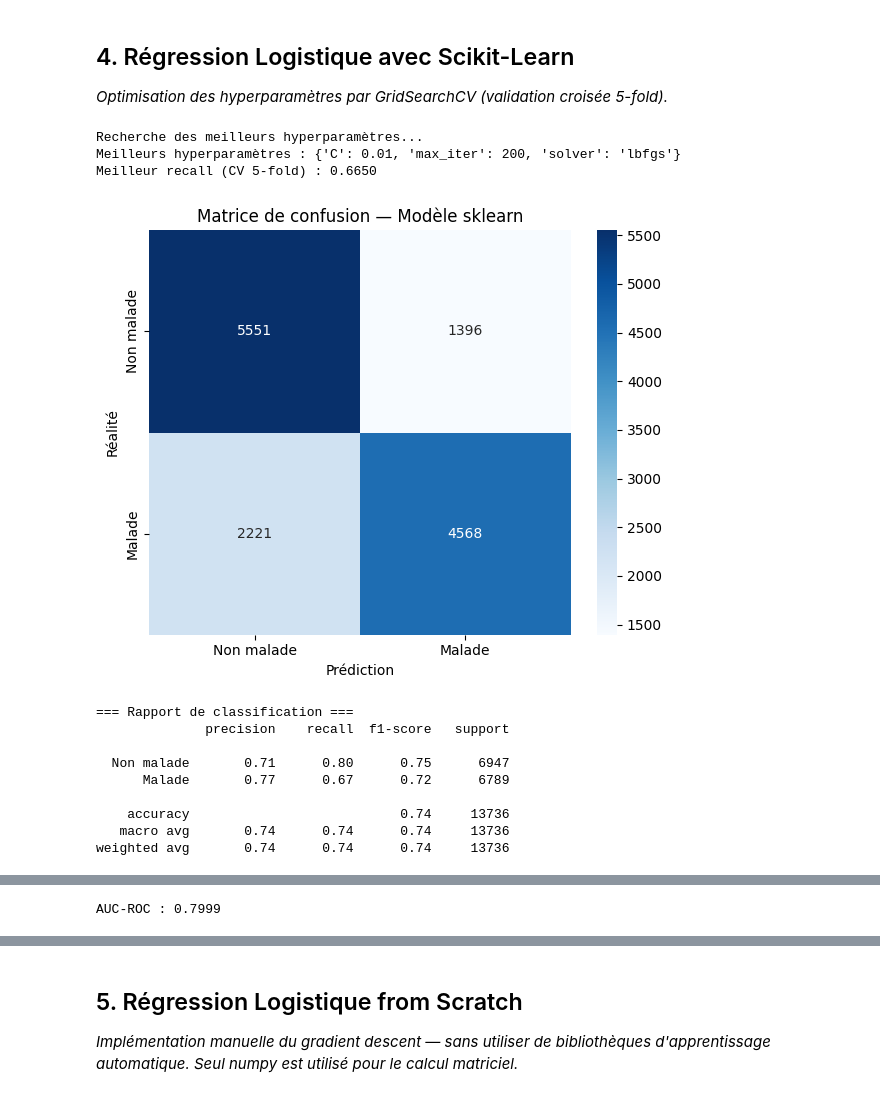
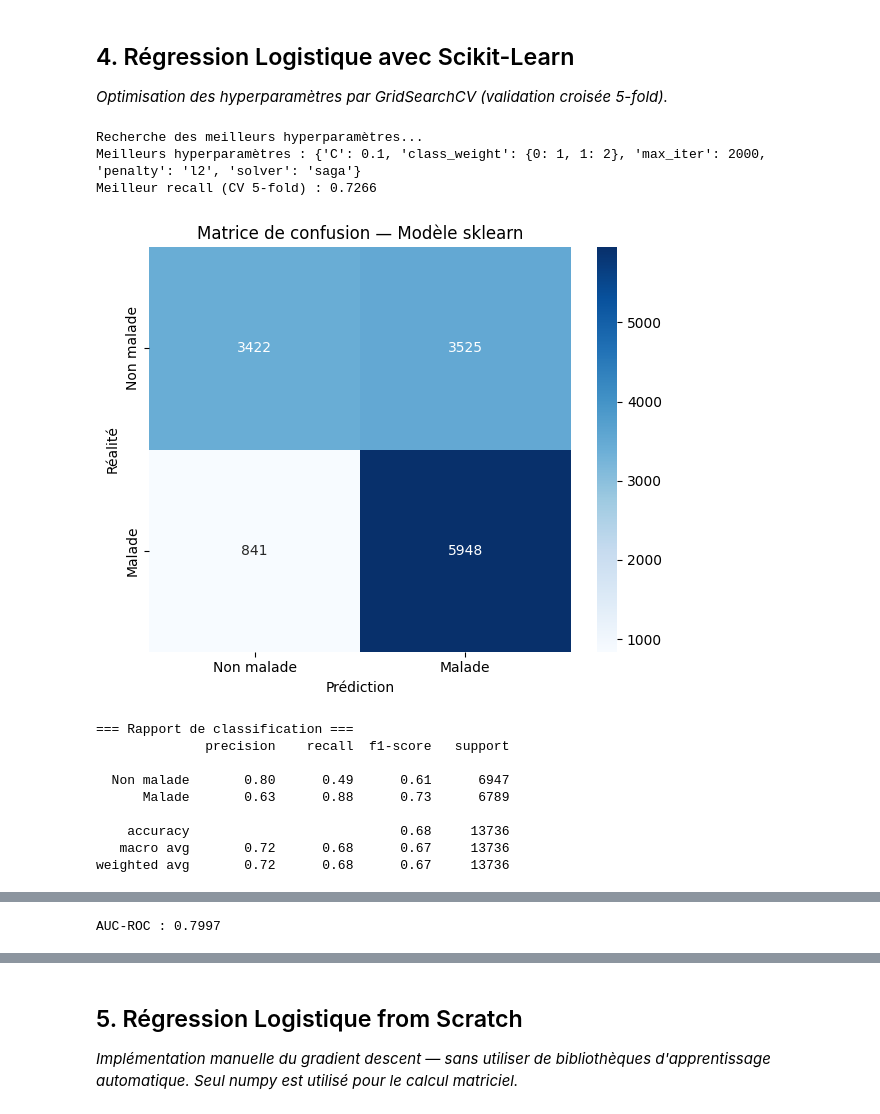
Before and after one commit to axel-achart/cardio-vasc-risks, a Jupyter notebook: exploration.ipynb, the cells around one changed output, grey strips where cells are left out. Saved outputs shown, nothing was run; the diff lists cells and outputs as text; code cells hidden in the pictures.

```diff
--- a/exploration.ipynb
+++ b/exploration.ipynb
@@ -268,13 +268,15 @@ X_test_scaled  = scaler.transform(X_test)
 # ── Recherche des meilleurs hyperparamètres (GridSearchCV) ──
 print("Recherche des meilleurs hyperparamètres...")
 param_grid = {
-    'C':        [0.01, 0.1, 1, 10, 100],
-    'solver':   ['lbfgs', 'liblinear'],
-    'max_iter': [200, 500]
+    'C':        [0.01, 0.1, 1, 10],
+    'solver':   ['saga'],
+    'max_iter': [2000],
+    'class_weight': [None, 'balanced', {0: 1, 1: 2}],
+    'penalty': ['l1', 'l2'],
 }
 grid_search = GridSearchCV(
     LogisticRegression(), param_grid,
-    cv=5, scoring='recall', n_jobs=-1, verbose=0
+    cv=5, scoring = {'recall': 'recall', 'f1': 'f1', 'auc': 'roc_auc'}, refit='f1', n_jobs=-1, verbose=0
 )
 grid_search.fit(X_train_scaled, y_train)
 print(f"Meilleurs hyperparamètres : {grid_search.best_params_}")
@@ -299,47 +301,47 @@ plt.show()
 # ── Rapport de classification complet ──
 print("\n=== Rapport de classification ===")
 print(classification_report(y_test, y_pred,
                              target_names=['Non malade', 'Malade']))
 
 accuracy  = accuracy_score(y_test, y_pred)
 recall    = recall_score(y_test, y_pred)
 precision = precision_score(y_test, y_pred)
 f1        = f1_score(y_test, y_pred)
 
 # ── Courbe ROC ──
 y_proba = model.predict_proba(X_test_scaled)[:, 1]
 fpr, tpr, _ = roc_curve(y_test, y_proba)
 roc_auc = auc(fpr, tpr)
 
 plt.figure(figsize=(7, 5))
 plt.plot(fpr, tpr, color='darkorange', lw=2,
          label=f'Courbe ROC (AUC = {roc_auc:.4f})')
 plt.plot([0, 1], [0, 1], color='navy', lw=1, linestyle='--',
          label='Classificateur aléatoire')
 plt.fill_between(fpr, tpr, alpha=0.1, color='darkorange')
 plt.xlabel("Taux de faux positifs (FPR)")
 plt.ylabel("Recall / Taux de vrais positifs (TPR)")
 plt.title("Courbe ROC — Modèle sklearn")
 plt.legend(loc='lower right')
 plt.tight_layout()
 plt.show()
 print(f"AUC-ROC : {roc_auc:.4f}")
 # %% [output]
 Recherche des meilleurs hyperparamètres...
-Meilleurs hyperparamètres : {'C': 0.01, 'max_iter': 200, 'solver': 'lbfgs'}
-Meilleur recall (CV 5-fold) : 0.6650
+Meilleurs hyperparamètres : {'C': 0.1, 'class_weight': {0: 1, 1: 2}, 'max_iter': 2000, 'penalty': 'l2', 'solver': 'saga'}
+Meilleur recall (CV 5-fold) : 0.7266
-[figure, old version]
+[figure, new version]
 === Rapport de classification ===
               precision    recall  f1-score   support
 
-  Non malade       0.71      0.80      0.75      6947
-      Malade       0.77      0.67      0.72      6789
+  Non malade       0.80      0.49      0.61      6947
+      Malade       0.63      0.88      0.73      6789
 
-    accuracy                           0.74     13736
-   macro avg       0.74      0.74      0.74     13736
-weighted avg       0.74      0.74      0.74     13736
+    accuracy                           0.68     13736
+   macro avg       0.72      0.68      0.67     13736
+weighted avg       0.72      0.68      0.67     13736
 [figure]
-AUC-ROC : 0.7999
+AUC-ROC : 0.7997
 # %% [markdown]
 ### Interprétation des résultats (sklearn)
 
```
Also changed, not shown: parts of 1 cell of this notebook.
